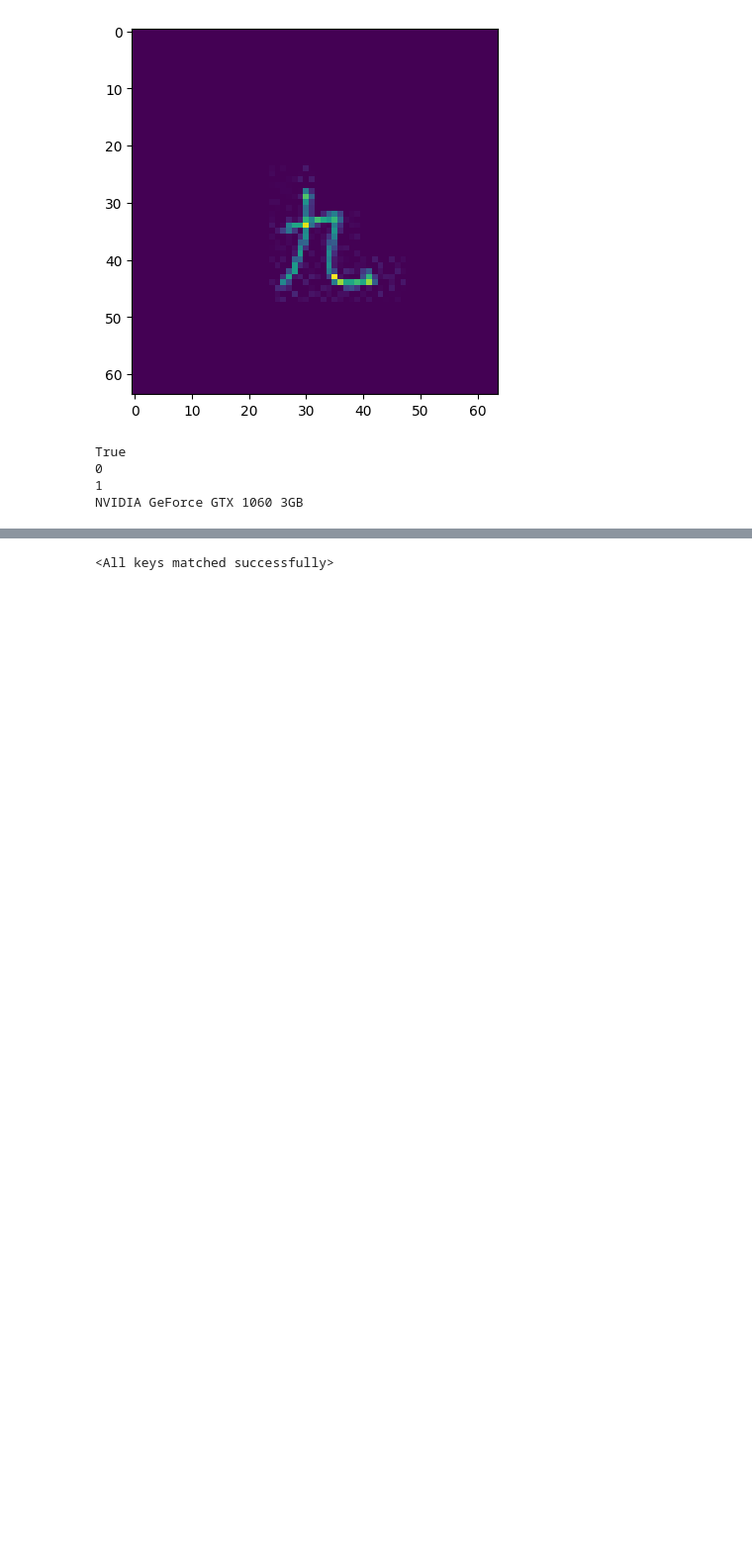
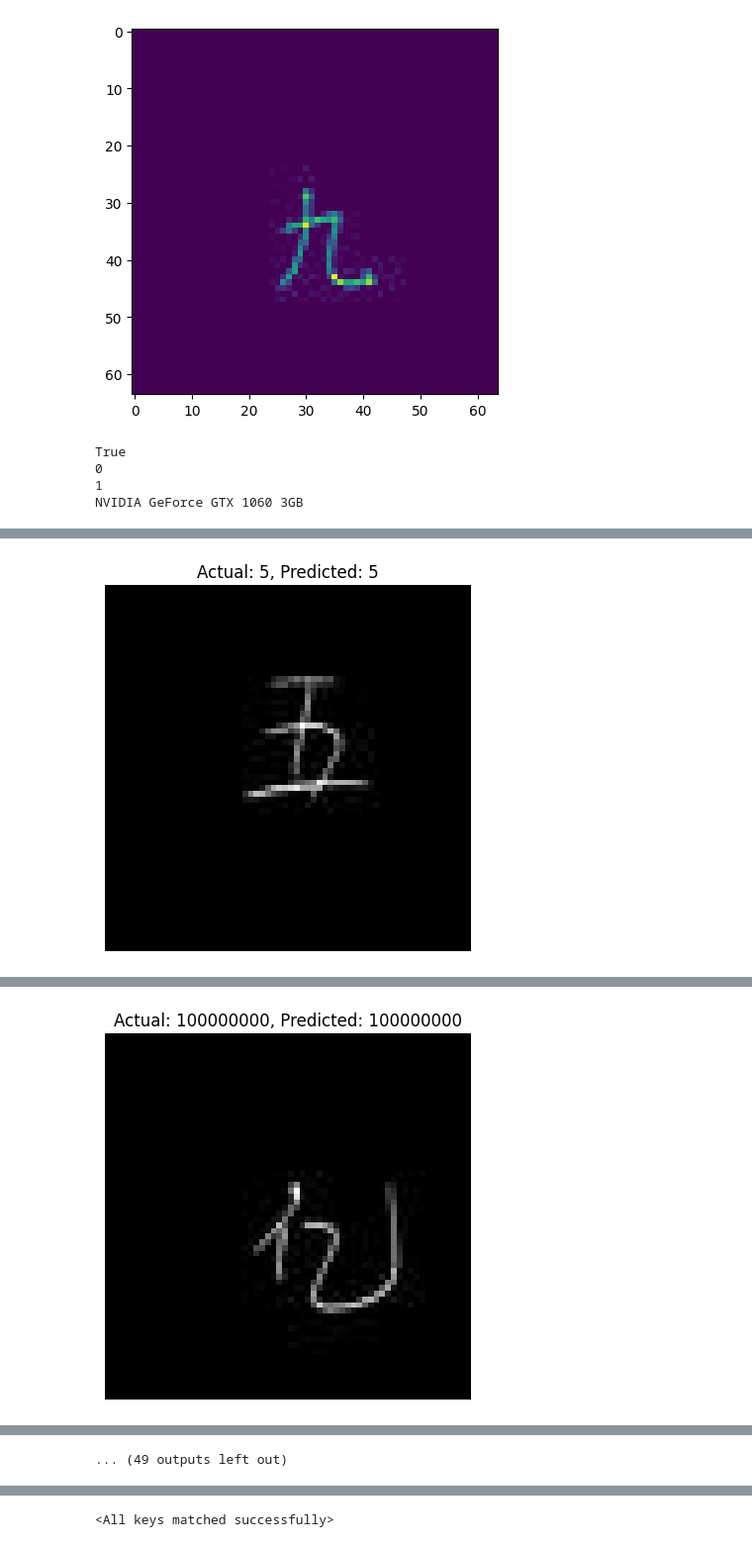
Before and after one commit to Arkww/ChineseNumbersRecognition, a Jupyter notebook: RecognizeChineseNumbers.ipynb, the cells around one changed output, grey strips where cells are left out. Shown at 99% size. Drawn from its saved outputs; the diff is of its cells as text; code cells hidden in the pictures; blank space fills up the shorter version.

```diff
--- a/RecognizeChineseNumbers.ipynb
+++ b/RecognizeChineseNumbers.ipynb
@@ -242,8 +262,7 @@ optimizer = optim.SGD(net.parameters(), lr=0.01, momentum=0.9)
 scheduler = lrSched.StepLR(optimizer, step_size = 30, gamma = 0.1)
 # %%
 lossHistory = []
-NUM_EPOCHS = 5
-
+NUM_EPOCHS = 30
 
 for e in range(NUM_EPOCHS):
     print(f"Epoch: {e+1}/{NUM_EPOCHS}")
@@ -301,4 +320,15 @@ for e in range(NUM_EPOCHS):
     print(f"  Train epoch loss: {epochLoss:.2f} | mean: {torch.stack(trainLosses).mean().item():.2f} | accuracy: {accuracy:.2f} | lr: {scheduler.get_last_lr()}")
     lossHistory.append(torch.stack(trainLosses).mean().item())
 
+    # Plot the first image with prediction and actual value
+    first_img = X[0].cpu().squeeze(0).numpy()
+    actual_label = y[0].cpu().item()
+    predicted_label = preds[0].cpu().item()
+
+    plt.imshow(first_img, cmap='gray')
+    plt.title(f'Actual: {class_names[actual_label]}, Predicted: {class_names[predicted_label]}')
+    plt.axis('off')
+    plt.show()
+
 print("Done!")
+# %% [output]
@@ -304,0 +341 @@ print("Done!")
+[figure, added]
@@ -304,0 +348 @@ print("Done!")
+[figure, added]
@@ -305,3 +377,4 @@ print("Done!")
+... (49 outputs left out)
 # %%
 plt.plot(lossHistory)
 plt.xlabel('Epoch')
```
Also changed, not shown: parts of 7 cells of this notebook.
